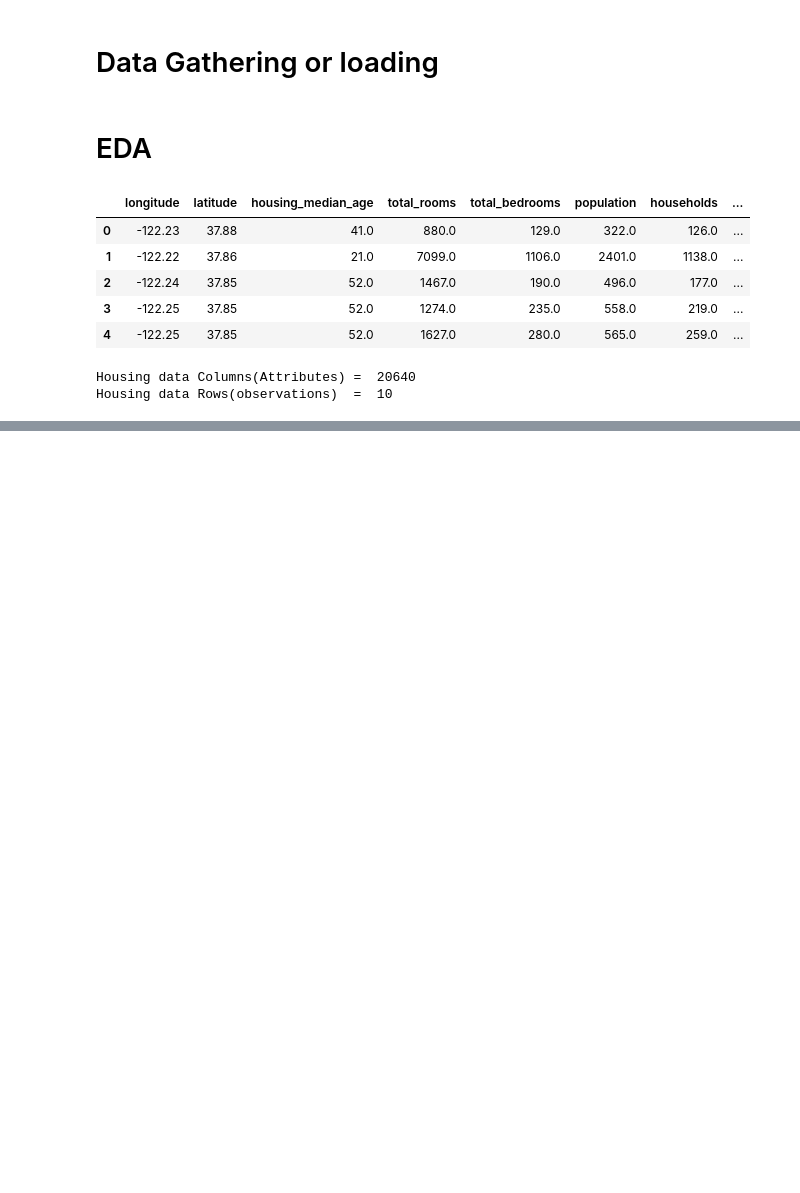
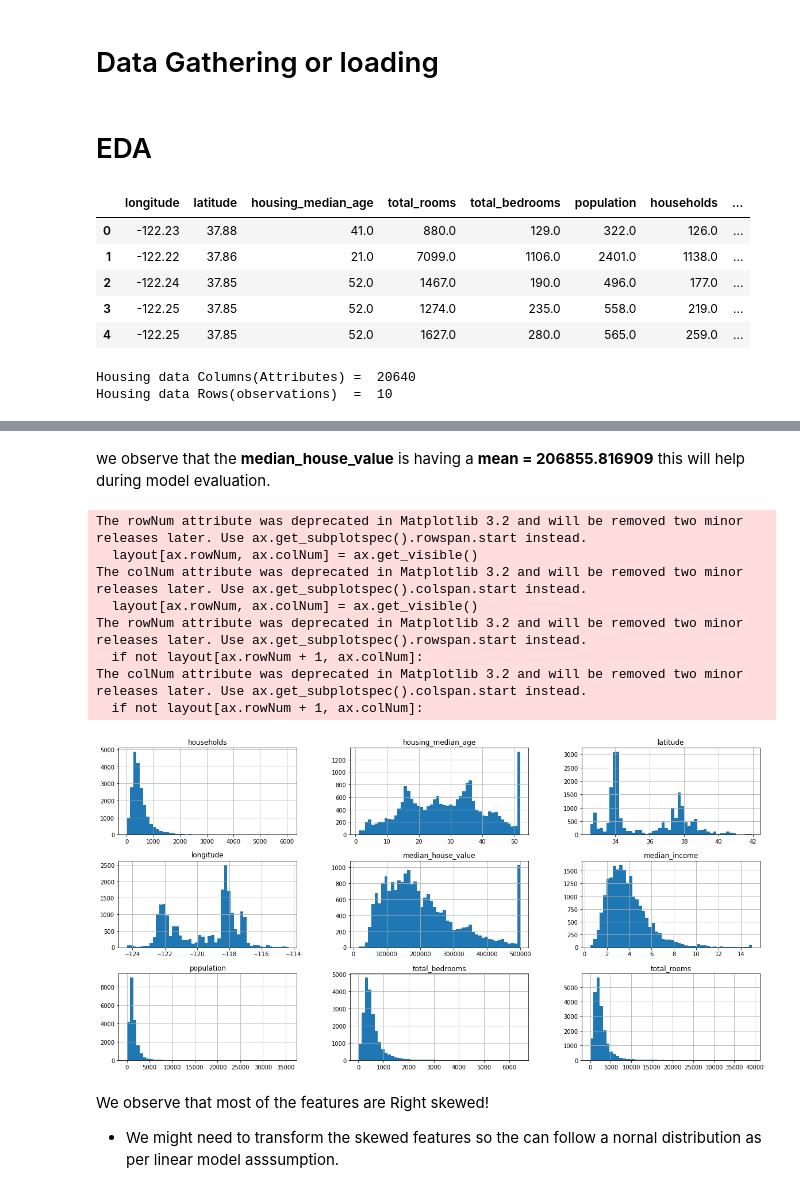
Before and after one commit to AllieUbisse/end-to-end-ml, a Jupyter notebook: notebooks/end_to_end_ml.ipynb, the cells around one changed output, grey strips where cells are left out. Drawn from its saved outputs; the diff is of its cells as text; code cells hidden in the pictures; blank space fills up the shorter version.

```diff
--- a/notebooks/end_to_end_ml.ipynb
+++ b/notebooks/end_to_end_ml.ipynb
@@ -62,0 +139,20 @@ Housing data Rows(observations)  =  10
+# %% [markdown]
+we observe that the **median_house_value** is having a **mean = 206855.816909** this will help during model evaluation.
+# %%
+# Visualizing the numeric features to check the distributions (normal, left or right skewed)
+housing.hist( bins=50, figsize=(20,10))
+plt.show()
+# %% [output]
+The rowNum attribute was deprecated in Matplotlib 3.2 and will be removed two minor releases later. Use ax.get_subplotspec().rowspan.start instead.
+  layout[ax.rowNum, ax.colNum] = ax.get_visible()
+The colNum attribute was deprecated in Matplotlib 3.2 and will be removed two minor releases later. Use ax.get_subplotspec().colspan.start instead.
+  layout[ax.rowNum, ax.colNum] = ax.get_visible()
+The rowNum attribute was deprecated in Matplotlib 3.2 and will be removed two minor releases later. Use ax.get_subplotspec().rowspan.start instead.
+  if not layout[ax.rowNum + 1, ax.colNum]:
+The colNum attribute was deprecated in Matplotlib 3.2 and will be removed two minor releases later. Use ax.get_subplotspec().colspan.start instead.
+  if not layout[ax.rowNum + 1, ax.colNum]:
+[figure, added]
+# %% [markdown]
+We observe that most of the features are Right skewed!
+
+- We might need to transform the skewed features so the can follow a nornal distribution as per linear model asssumption.
```
Also changed, not shown: parts of 55 cells of this notebook.
